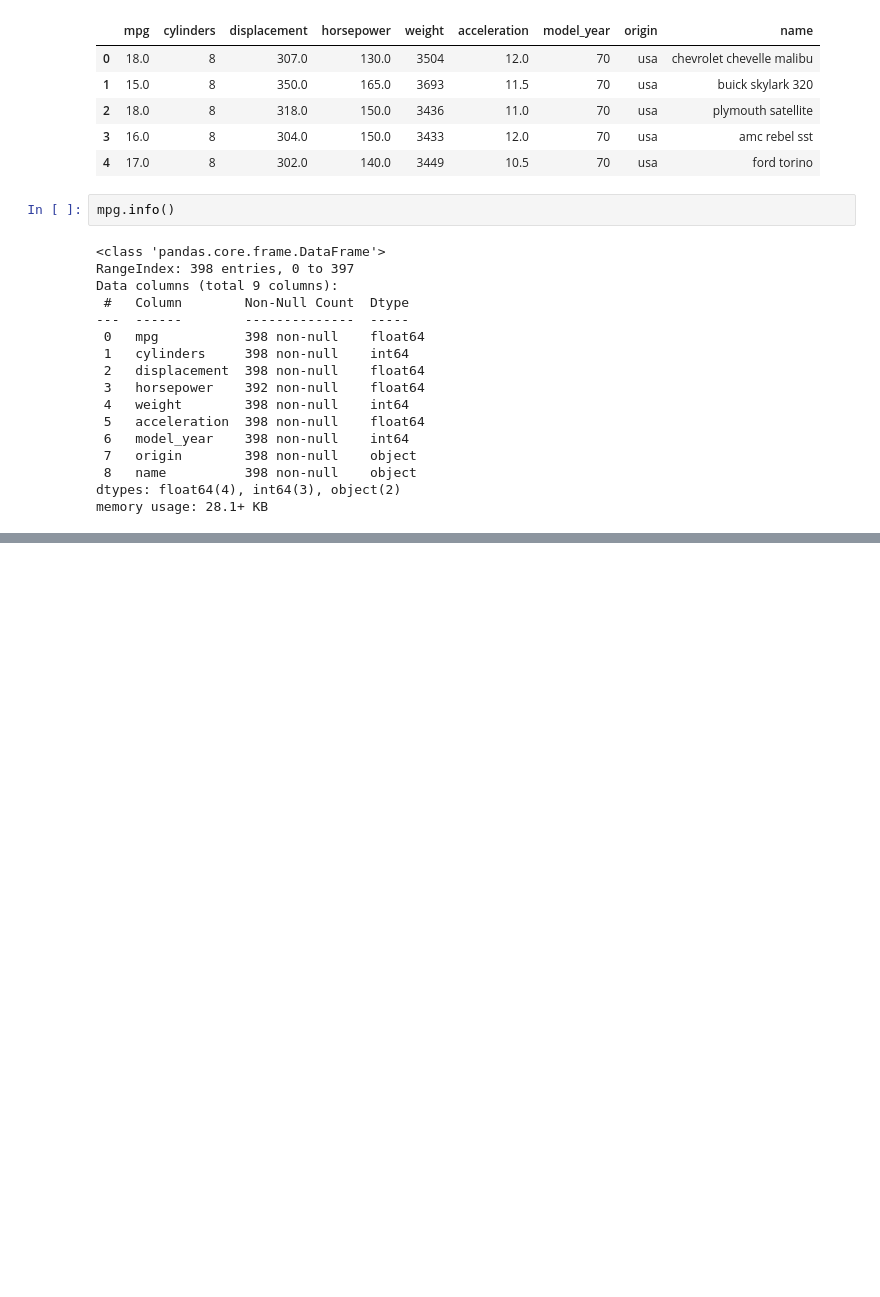
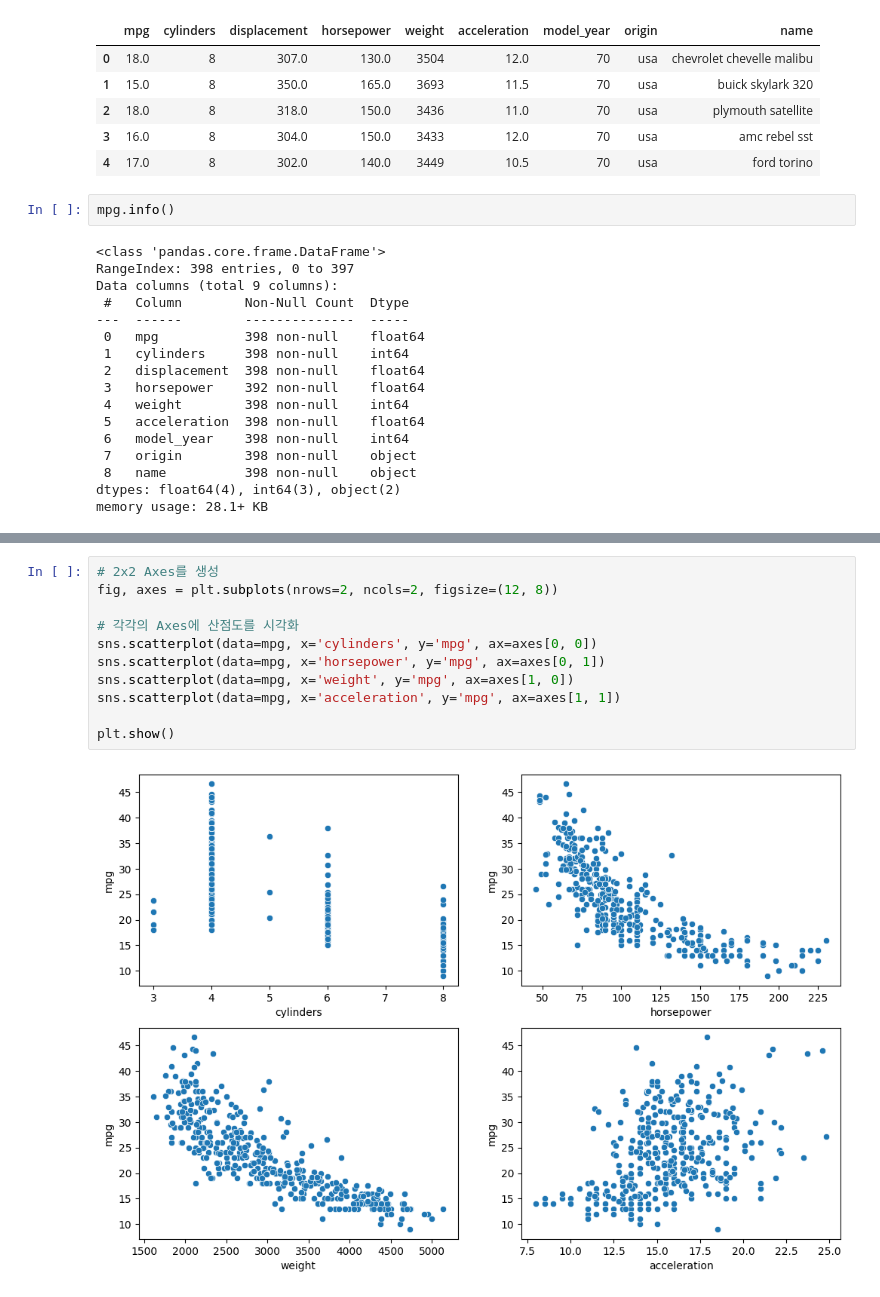
Before and after one commit to JakeOh/202511_BD53, a Jupyter notebook: lab_python/da06_eda.ipynb, the cells around one changed output, grey strips where cells are left out. Cells and saved outputs as stored; diff of their text form; blank space fills up the shorter version.

```diff
--- a/lab_python/da06_eda.ipynb
+++ b/lab_python/da06_eda.ipynb
@@ -314,0 +414,13 @@ memory usage: 28.1+ KB
+# %%
+# 2x2 Axes를 생성
+fig, axes = plt.subplots(nrows=2, ncols=2, figsize=(12, 8))
+
+# 각각의 Axes에 산점도를 시각화
+sns.scatterplot(data=mpg, x='cylinders', y='mpg', ax=axes[0, 0])
+sns.scatterplot(data=mpg, x='horsepower', y='mpg', ax=axes[0, 1])
+sns.scatterplot(data=mpg, x='weight', y='mpg', ax=axes[1, 0])
+sns.scatterplot(data=mpg, x='acceleration', y='mpg', ax=axes[1, 1])
+
+plt.show()
+# %% [output]
+[figure, added]
```
Also changed, not shown: parts of 12 cells of this notebook.
